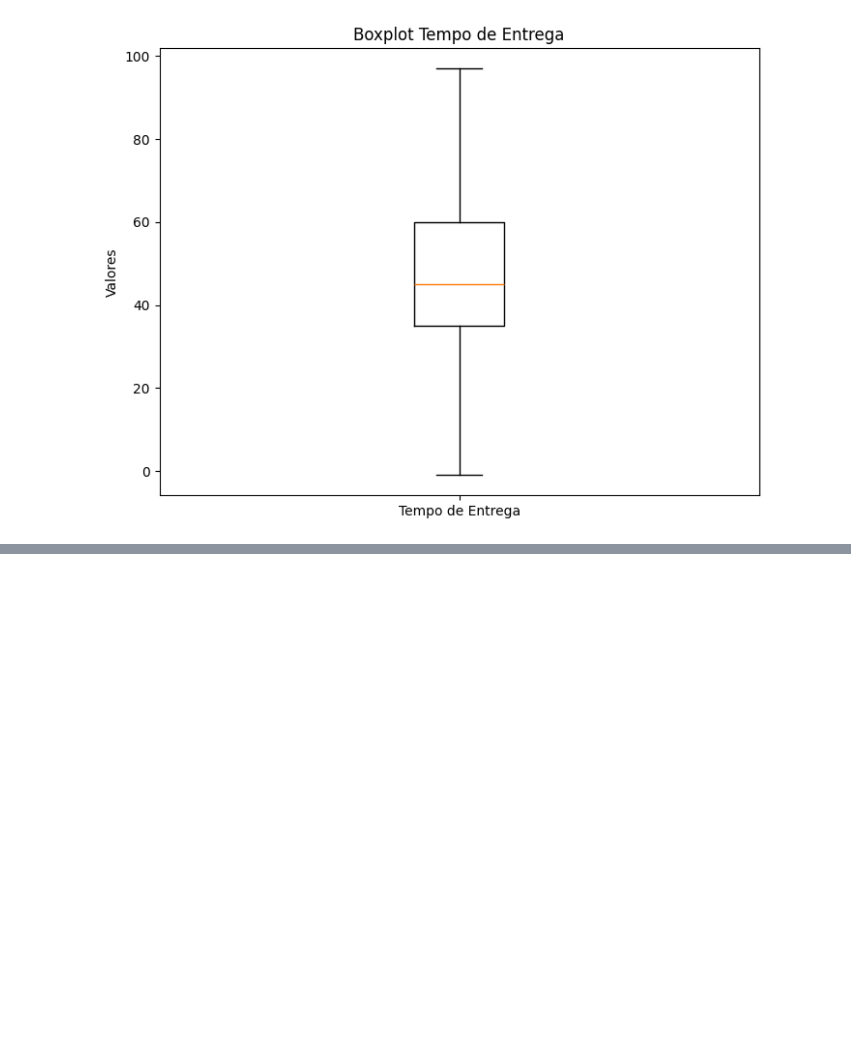
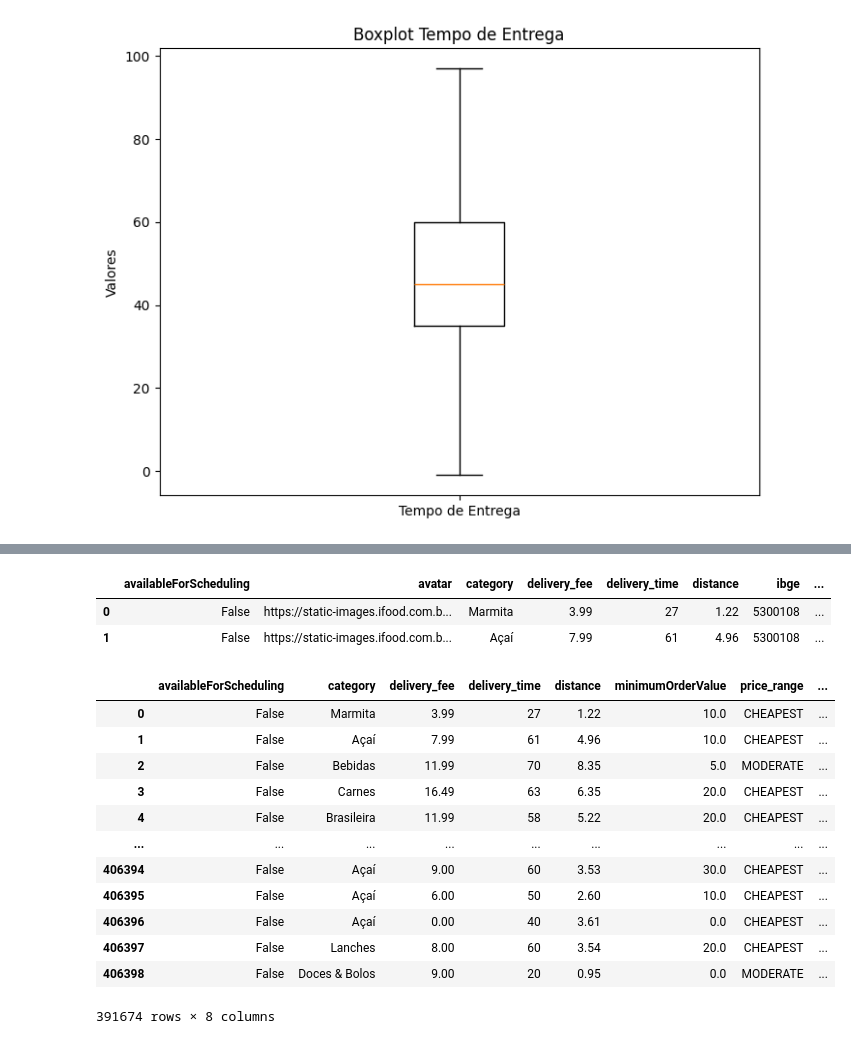
Before and after one commit to GabrielEnzoMurai/Python-repository, a Jupyter notebook: Study/estatística/stat6.ipynb, the cells around one changed output, grey strips where cells are left out. Saved outputs shown, nothing was run; the diff lists cells and outputs as text; code cells hidden in the pictures; blank space fills up the shorter version.

```diff
--- a/Study/estatística/stat6.ipynb
+++ b/Study/estatística/stat6.ipynb
@@ -80,0 +152,2 @@ plt.show()
+# %%
+df_geral_sem_out = df[~((df[num] < (Q1 - 1.5 * IQR)) | (df[num] > (Q3 + 1.5 * IQR))).any(axis=1)]
@@ -80,0 +158,34 @@ plt.show()
+# %%
+df_geral_sem_out.head(2)
+# %% [output]
+|  | availableForScheduling | avatar | category | delivery_fee | delivery_time | distance | ibge | ... |
+| 0 | False | https://static-images.ifood.com.b... | Marmita | 3.99 | 27 | 1.22 | 5300108 | ... |
+| 1 | False | https://static-images.ifood.com.b... | Açaí | 7.99 | 61 | 4.96 | 5300108 | ... |
+# %%
+columns_to_use = [
+    "availableForScheduling",
+    "category",
+    "delivery_fee",
+    "delivery_time",
+    "distance",
+    "minimumOrderValue",
+    "price_range",
+    "rating"
+]
+
+df_final = df_geral_sem_out[columns_to_use]
+df_final
+# %% [output]
+|  | availableForScheduling | category | delivery_fee | delivery_time | distance | minimumOrderValue | price_range | ... |
+| 0 | False | Marmita | 3.99 | 27 | 1.22 | 10.0 | CHEAPEST | ... |
+| 1 | False | Açaí | 7.99 | 61 | 4.96 | 10.0 | CHEAPEST | ... |
+| 2 | False | Bebidas | 11.99 | 70 | 8.35 | 5.0 | MODERATE | ... |
+| 3 | False | Carnes | 16.49 | 63 | 6.35 | 20.0 | CHEAPEST | ... |
+| 4 | False | Brasileira | 11.99 | 58 | 5.22 | 20.0 | CHEAPEST | ... |
+| ... | ... | ... | ... | ... | ... | ... | ... | ... |
+| 406394 | False | Açaí | 9.00 | 60 | 3.53 | 30.0 | CHEAPEST | ... |
+| 406395 | False | Açaí | 6.00 | 50 | 2.60 | 10.0 | CHEAPEST | ... |
+| 406396 | False | Açaí | 0.00 | 40 | 3.61 | 0.0 | CHEAPEST | ... |
+| 406397 | False | Lanches | 8.00 | 60 | 3.54 | 20.0 | CHEAPEST | ... |
+| 406398 | False | Doces & Bolos | 9.00 | 20 | 0.95 | 0.0 | MODERATE | ... |
+391674 rows × 8 columns
```
Also changed, not shown: parts of 12 cells of this notebook.
